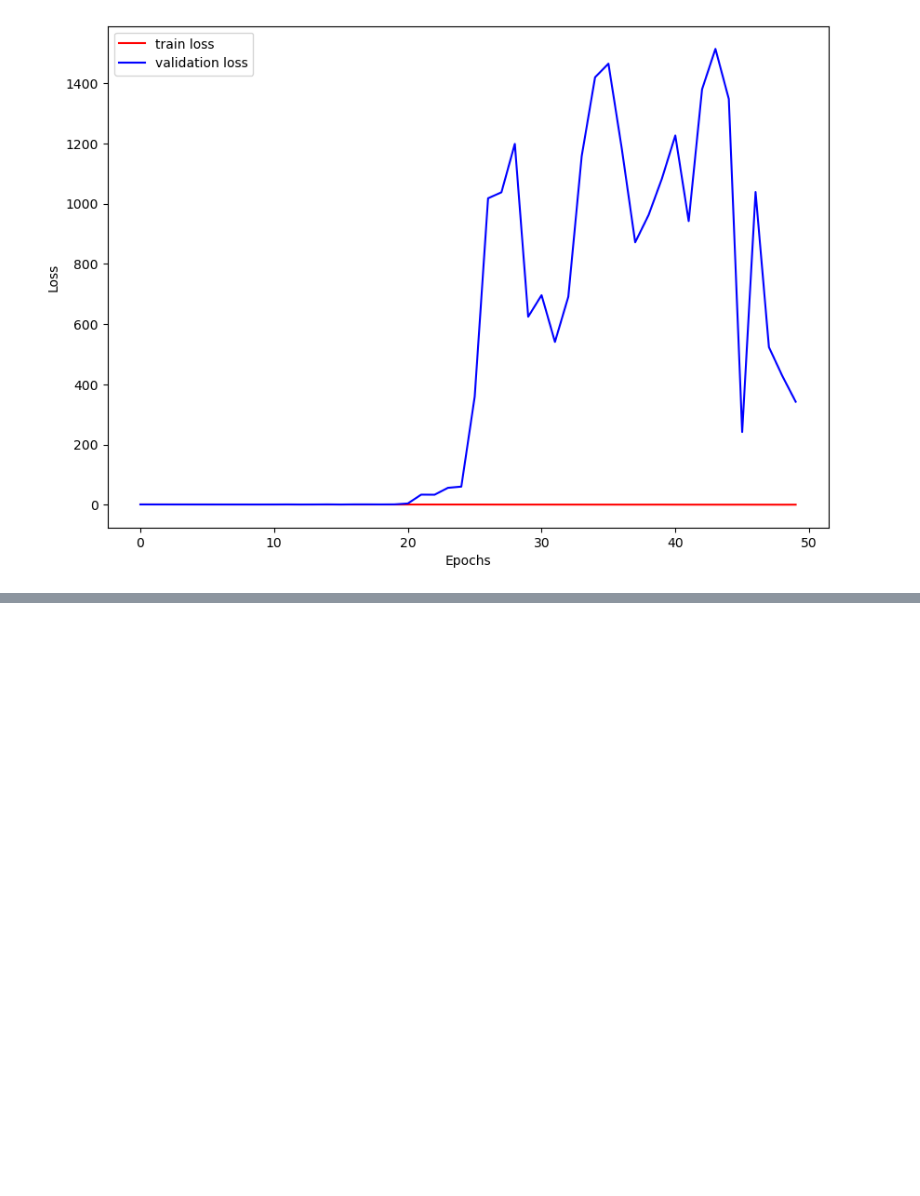
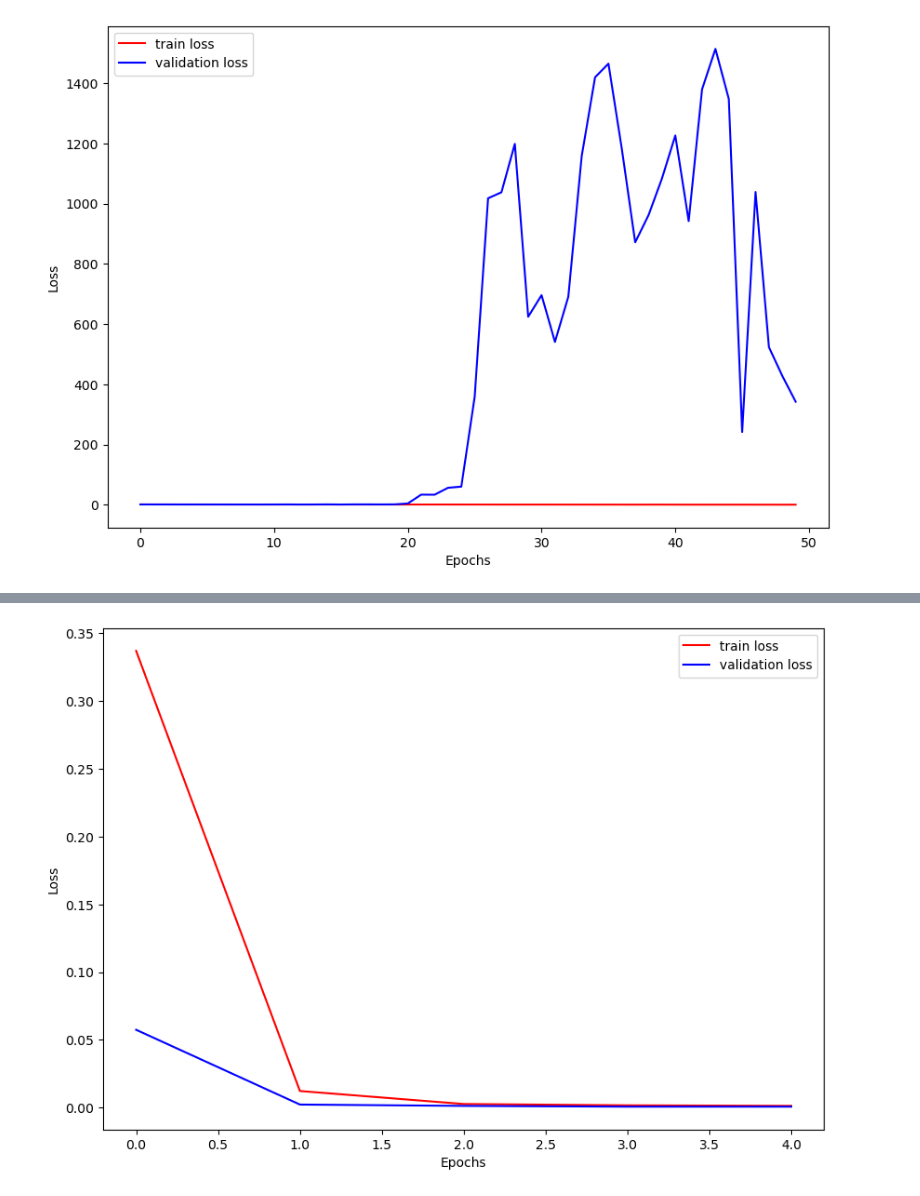
Before and after one commit to nealkafree/toponet, a Jupyter notebook: notebooks/TopoNet_MEG_train.ipynb, the cells around one changed output, grey strips where cells are left out. Cells and saved outputs as stored; diff of their text form; code cells hidden in the pictures; blank space fills up the shorter version.

Commit message:
Try sanity check with synthetic dataset

```diff
--- a/notebooks/TopoNet_MEG_train.ipynb
+++ b/notebooks/TopoNet_MEG_train.ipynb
@@ -80,7 +81,7 @@ class EEGNet(nn.Module):
             # This layer does 1d convolutions on data from sensors.
             # Since we have only 500ms of data we set kernel length at 250 (we look at 250ms at once).
             # We can capture patterns with frequency above 4Hz (because data sampling is 1000Hz, 1000 / 250 = 4).
-            nn.Conv2d(in_channels=1, out_channels=f1, kernel_size=(1, 250), padding='same',
+            nn.Conv2d(in_channels=1, out_channels=f1, kernel_size=(1, 64), padding='same',
                       bias=False),
             nn.BatchNorm2d(f1),
 
@@ -426,0 +431,39 @@ Best model appeared at the epoch 12 with an accuracy of 54.17%
+# %%
+pattern_freq_1 = [32, 40, 64] # Sine frequencies for the first pattern
+pattern_freq_2 = [41, 57, 73] # Sine frequencies for the second pattern
+
+synthetic_dataset = []
+for _ in range(500): # Amount of data for the first pattern
+    trial = np.empty([0, 200])
+    for _ in range(100):
+        start = random.random() * np.pi # To start from random phase
+        time = np.linspace(start, start + np.pi, 200)
+        data = np.zeros(200)
+        for pattern in pattern_freq_1:
+            data += np.sin(2 * np.pi * pattern * time) # Here we sum sine patterns together
+        data = np.reshape(data, (1, 200))
+        trial = np.append(trial, data, axis=0)
+    synthetic_dataset.append((np.float32(trial), 0))
+
+for _ in range(500): # Same for the second pattern
+    trial = np.empty([0, 200])
+    for _ in range(100):
+        start = random.random() * np.pi
+        time = np.linspace(start, start + np.pi, 200)
+        data = np.zeros(200)
+        for pattern in pattern_freq_2:
+            data += np.sin(2 * np.pi * pattern * time)
+        data = np.reshape(data, (1, 200))
+        trial = np.append(trial, data, axis=0)
+    synthetic_dataset.append((np.float32(trial), 1))
+
+syn_train_dataset, syn_test_dataset = random_split(synthetic_dataset, [len(synthetic_dataset) - test_size, test_size])
+
+syn_train_loader = DataLoader(syn_train_dataset, batch_size=32, shuffle=True)
+syn_test_loader = DataLoader(syn_test_dataset, batch_size=32)
+# %%
+model = EEGNet(sensors=100, samples=200, num_classes=2, f1=8, depth=2, f2=16, dropout=0.5).to(DEVICE)
+loss_fn = nn.CrossEntropyLoss()
+optimizer = torch.optim.Adam(model.parameters(), lr=0.001)
+# %%
+best_model, loss_history = train_model(model, syn_train_loader, syn_test_loader, epochs=5, loss_fn=loss_fn, optimizer=optimizer)
@@ -426,0 +476,5 @@ Best model appeared at the epoch 12 with an accuracy of 54.17%
+# %%
+loss_plot(loss_history['train_loss'], loss_history['valid_loss'])
+
+print(f'Best model appeared at the epoch {best_model["epoch"]} with an accuracy of {best_model["accuracy"] * 100:.2f}%')
+# %% [output]
@@ -426,0 +482 @@ Best model appeared at the epoch 12 with an accuracy of 54.17%
+[figure, added]
```
Also changed, not shown: parts of 9 cells of this notebook.
